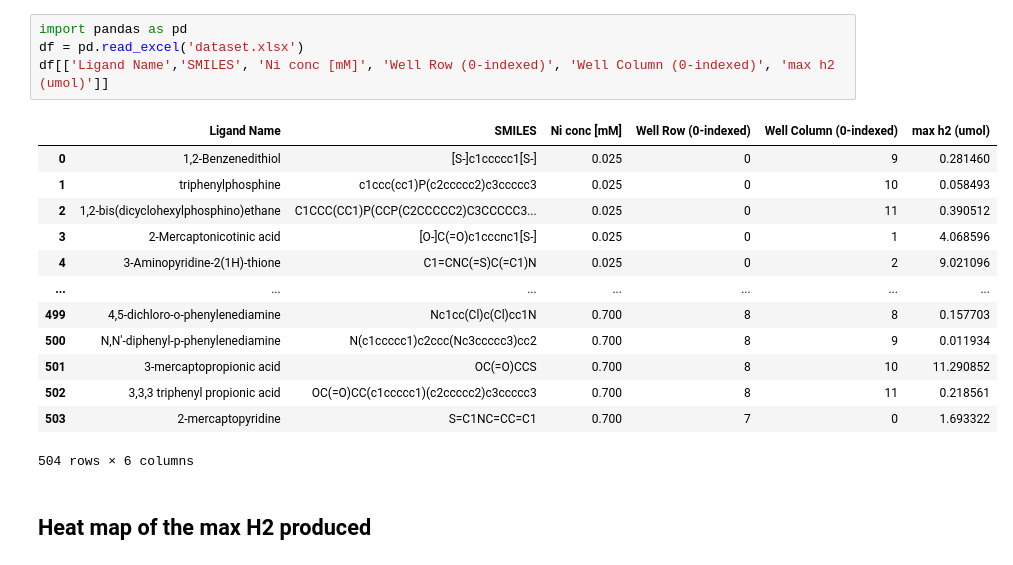
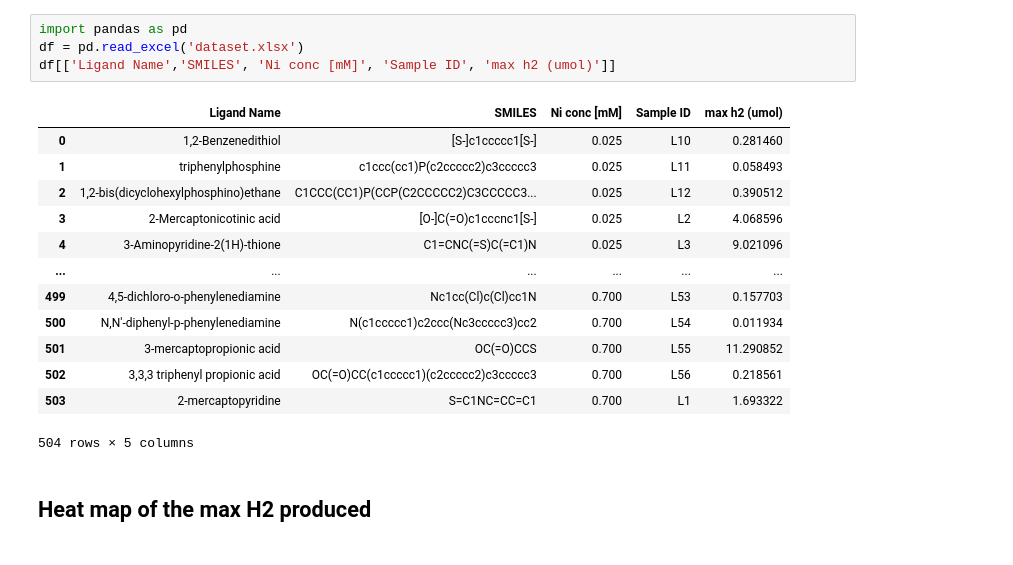
Before and after one commit to kareem-Abdelmaqsoud/HER-metal-complex-ligands, a Jupyter notebook: data_analysis.ipynb, the cells around one changed output. Drawn from its saved outputs; the diff is of its cells as text.

```diff
--- a/data_analysis.ipynb
+++ b/data_analysis.ipynb
@@ -1,21 +1,21 @@
 # %%
 import pandas as pd
 df = pd.read_excel('dataset.xlsx')
-df[['Ligand Name','SMILES', 'Ni conc [mM]', 'Well Row (0-indexed)', 'Well Column (0-indexed)', 'max h2 (umol)']]
+df[['Ligand Name','SMILES', 'Ni conc [mM]', 'Sample ID', 'max h2 (umol)']]
 # %% [output]
-|  | Ligand Name | SMILES | Ni conc [mM] | Well Row (0-indexed) | Well Column (0-indexed) | max h2 (umol) |
-| 0 | 1,2-Benzenedithiol | [S-]c1ccccc1[S-] | 0.025 | 0 | 9 | 0.281460 |
-| 1 | triphenylphosphine | c1ccc(cc1)P(c2ccccc2)c3ccccc3 | 0.025 | 0 | 10 | 0.058493 |
-| 2 | 1,2-bis(dicyclohexylphosphino)ethane | C1CCC(CC1)P(CCP(C2CCCCC2)C3CCCCC3... | 0.025 | 0 | 11 | 0.390512 |
-| 3 | 2-Mercaptonicotinic acid | [O-]C(=O)c1cccnc1[S-] | 0.025 | 0 | 1 | 4.068596 |
-| 4 | 3-Aminopyridine-2(1H)-thione | C1=CNC(=S)C(=C1)N | 0.025 | 0 | 2 | 9.021096 |
-| ... | ... | ... | ... | ... | ... | ... |
-| 499 | 4,5-dichloro-o-phenylenediamine | Nc1cc(Cl)c(Cl)cc1N | 0.700 | 8 | 8 | 0.157703 |
-| 500 | N,N'-diphenyl-p-phenylenediamine | N(c1ccccc1)c2ccc(Nc3ccccc3)cc2 | 0.700 | 8 | 9 | 0.011934 |
-| 501 | 3-mercaptopropionic acid | OC(=O)CCS | 0.700 | 8 | 10 | 11.290852 |
-| 502 | 3,3,3 triphenyl propionic acid | OC(=O)CC(c1ccccc1)(c2ccccc2)c3ccccc3 | 0.700 | 8 | 11 | 0.218561 |
-| 503 | 2-mercaptopyridine | S=C1NC=CC=C1 | 0.700 | 7 | 0 | 1.693322 |
+|  | Ligand Name | SMILES | Ni conc [mM] | Sample ID | max h2 (umol) |
+| 0 | 1,2-Benzenedithiol | [S-]c1ccccc1[S-] | 0.025 | L10 | 0.281460 |
+| 1 | triphenylphosphine | c1ccc(cc1)P(c2ccccc2)c3ccccc3 | 0.025 | L11 | 0.058493 |
+| 2 | 1,2-bis(dicyclohexylphosphino)ethane | C1CCC(CC1)P(CCP(C2CCCCC2)C3CCCCC3... | 0.025 | L12 | 0.390512 |
+| 3 | 2-Mercaptonicotinic acid | [O-]C(=O)c1cccnc1[S-] | 0.025 | L2 | 4.068596 |
+| 4 | 3-Aminopyridine-2(1H)-thione | C1=CNC(=S)C(=C1)N | 0.025 | L3 | 9.021096 |
+| ... | ... | ... | ... | ... | ... |
+| 499 | 4,5-dichloro-o-phenylenediamine | Nc1cc(Cl)c(Cl)cc1N | 0.700 | L53 | 0.157703 |
+| 500 | N,N'-diphenyl-p-phenylenediamine | N(c1ccccc1)c2ccc(Nc3ccccc3)cc2 | 0.700 | L54 | 0.011934 |
+| 501 | 3-mercaptopropionic acid | OC(=O)CCS | 0.700 | L55 | 11.290852 |
+| 502 | 3,3,3 triphenyl propionic acid | OC(=O)CC(c1ccccc1)(c2ccccc2)c3ccccc3 | 0.700 | L56 | 0.218561 |
+| 503 | 2-mercaptopyridine | S=C1NC=CC=C1 | 0.700 | L1 | 1.693322 |
-504 rows × 6 columns
+504 rows × 5 columns
 # %% [markdown]
 ## Heat map of the max H2 produced
 # %% [markdown]
```
Also changed, not shown: parts of 4 cells of this notebook.
